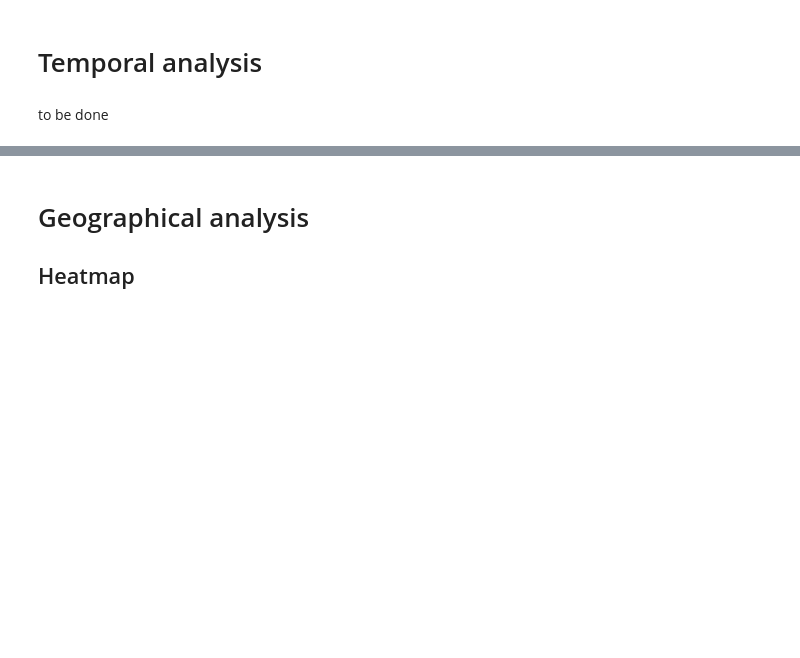
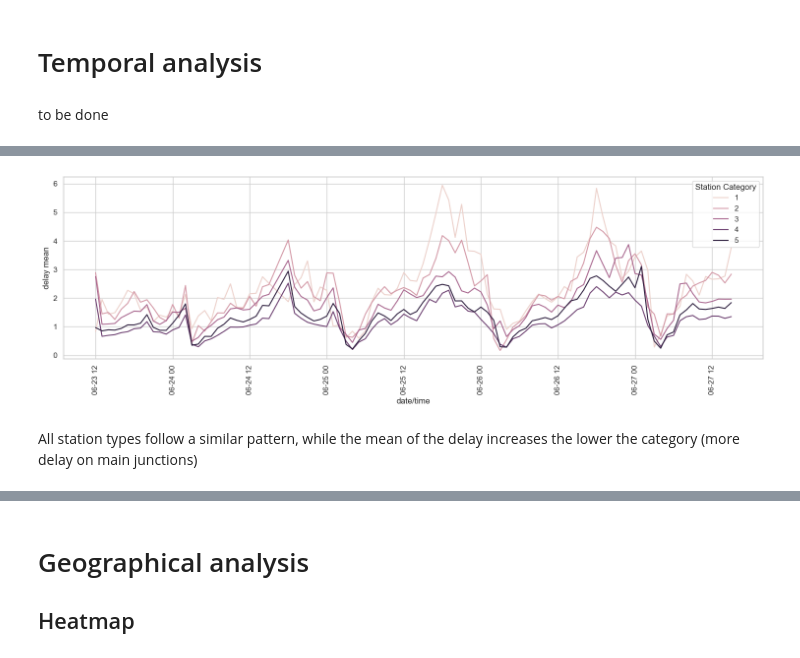
Before and after one commit to Nokkyuu/Fantastic_trains_and_when_to_find_them, a Jupyter notebook: EDA/eda_general_data.ipynb, the cells around one changed output, grey strips where cells are left out. Cells and saved outputs as stored; diff of their text form; code cells hidden in the pictures; blank space fills up the shorter version.

```diff
--- a/EDA/eda_general_data.ipynb
+++ b/EDA/eda_general_data.ipynb
@@ -72,0 +135,15 @@ to be done
+# %%
+fig, ax = plt.subplots(figsize=(15, 5))
+sns.lineplot(df_temp_cat, x="arrival_plan_datetime", y="arrival_delay_m", ax=ax, hue="category")
+
+ax.set_xlabel("date/time")
+ax.set_ylabel("delay mean")
+ax.tick_params(axis='x', rotation=90)
+ax.legend(title="Station Category")
+
+plt.tight_layout()
+plt.show()
+# %% [output]
+[figure, added]
+# %% [markdown]
+All station types follow a similar pattern,  while the mean of the delay increases the lower the category (more delay on main junctions)
```
Also changed, not shown: parts of 14 cells of this notebook, 6 other files.
